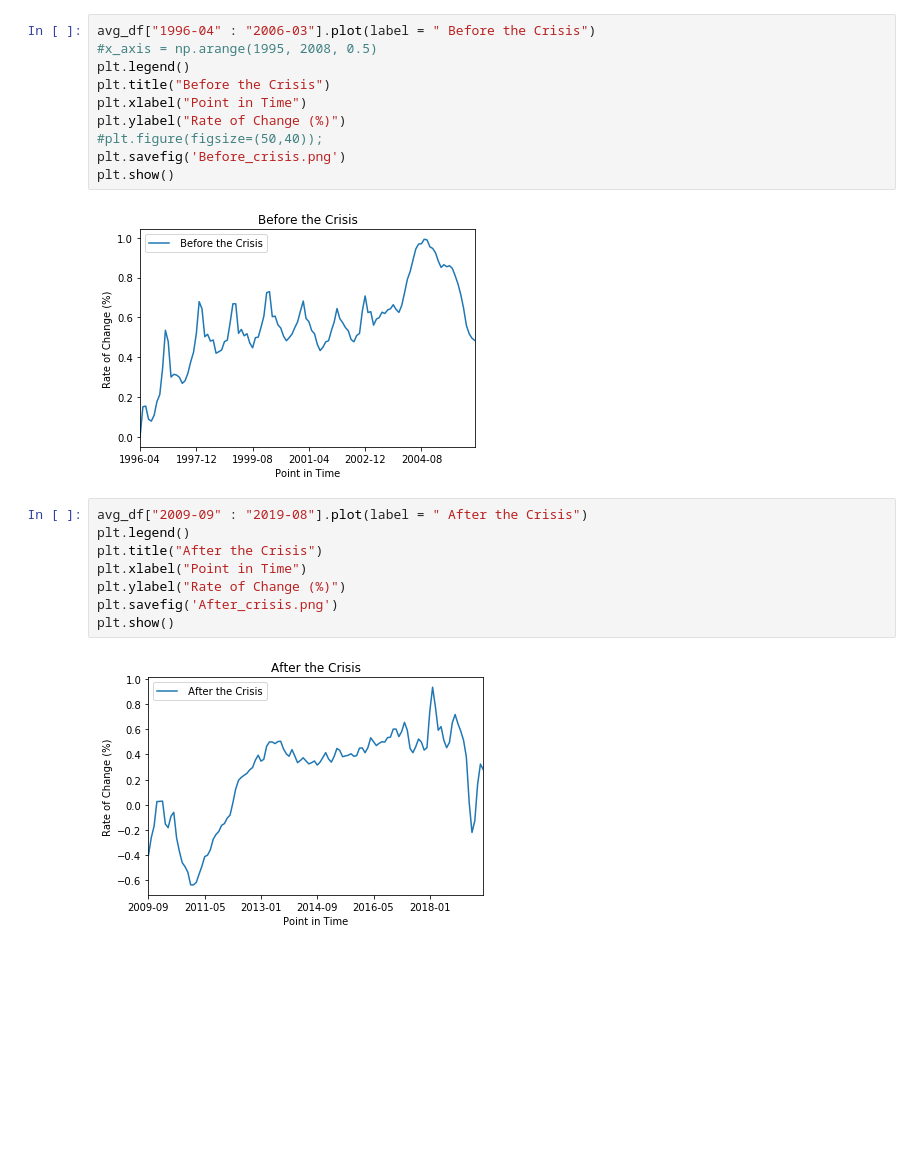
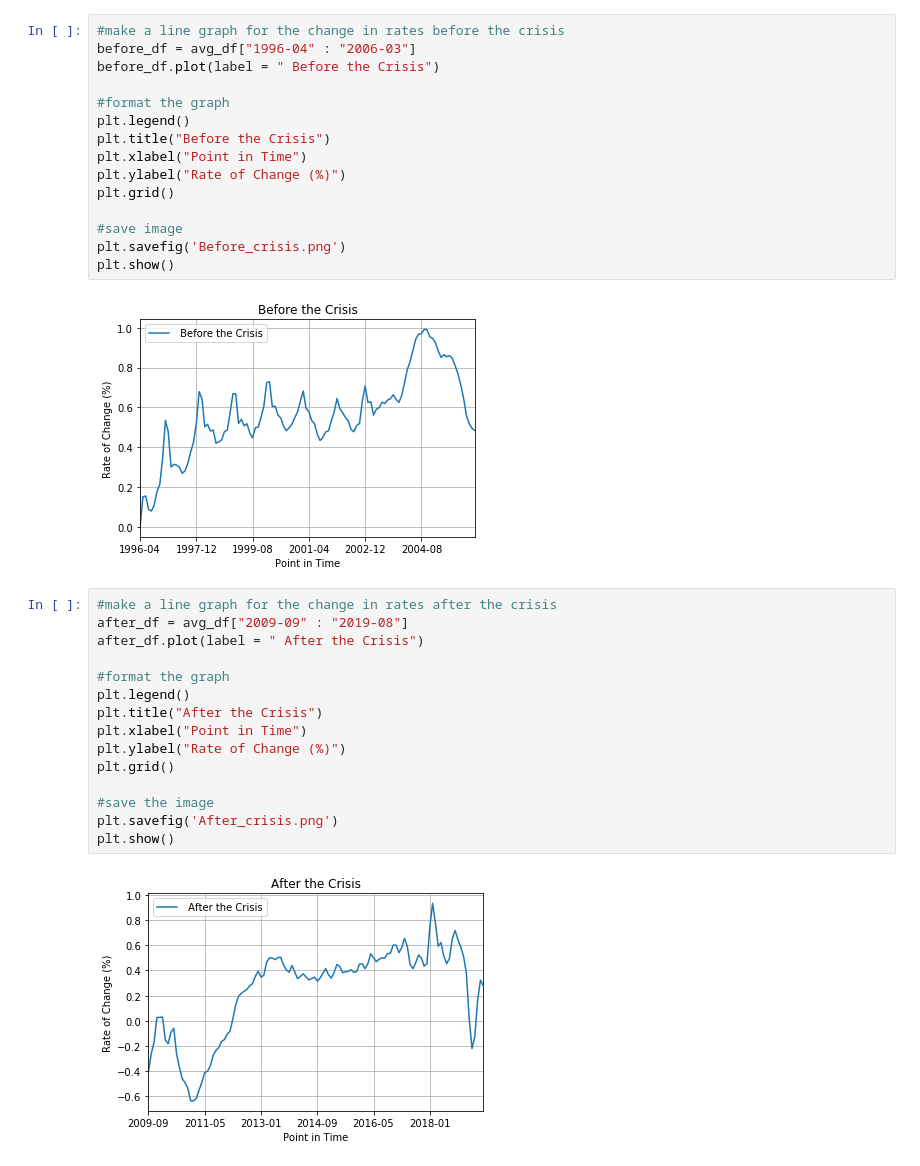
Before and after one commit to DD-44/Proj-1__Real_Estate_Mkt_Price_Analysis, a Jupyter notebook: Line Graphs/before_after.ipynb, the cells around one changed output. Saved outputs shown, nothing was run; the diff lists cells and outputs as text; blank space fills up the shorter version.

Commit message:
final upoload of graphs and files

```diff
--- a/Line Graphs/before_after.ipynb
+++ b/Line Graphs/before_after.ipynb
@@ -55,22 +70,34 @@ avg_df.to_csv("Global_Average.csv")
 # %%
-avg_df["1996-04" : "2006-03"].plot(label = " Before the Crisis")
-#x_axis = np.arange(1995, 2008, 0.5)
+#make a line graph for the change in rates before the crisis
+before_df = avg_df["1996-04" : "2006-03"]
+before_df.plot(label = " Before the Crisis")
+
+#format the graph
 plt.legend()
 plt.title("Before the Crisis")
 plt.xlabel("Point in Time")
 plt.ylabel("Rate of Change (%)")
-#plt.figure(figsize=(50,40));
+plt.grid()
+
+#save image
 plt.savefig('Before_crisis.png')
 plt.show()
 # %% [output]
-[figure, old version]
+[figure, new version]
 # %%
-avg_df["2009-09" : "2019-08"].plot(label = " After the Crisis")
+#make a line graph for the change in rates after the crisis
+after_df = avg_df["2009-09" : "2019-08"]
+after_df.plot(label = " After the Crisis")
+
+#format the graph
 plt.legend()
 plt.title("After the Crisis")
 plt.xlabel("Point in Time")
 plt.ylabel("Rate of Change (%)")
+plt.grid()
+
+#save the image
 plt.savefig('After_crisis.png')
 plt.show()
 # %% [output]
-[figure, old version]
+[figure, new version]
```
Also changed, not shown: parts of 9 cells of this notebook, 5 other files.
